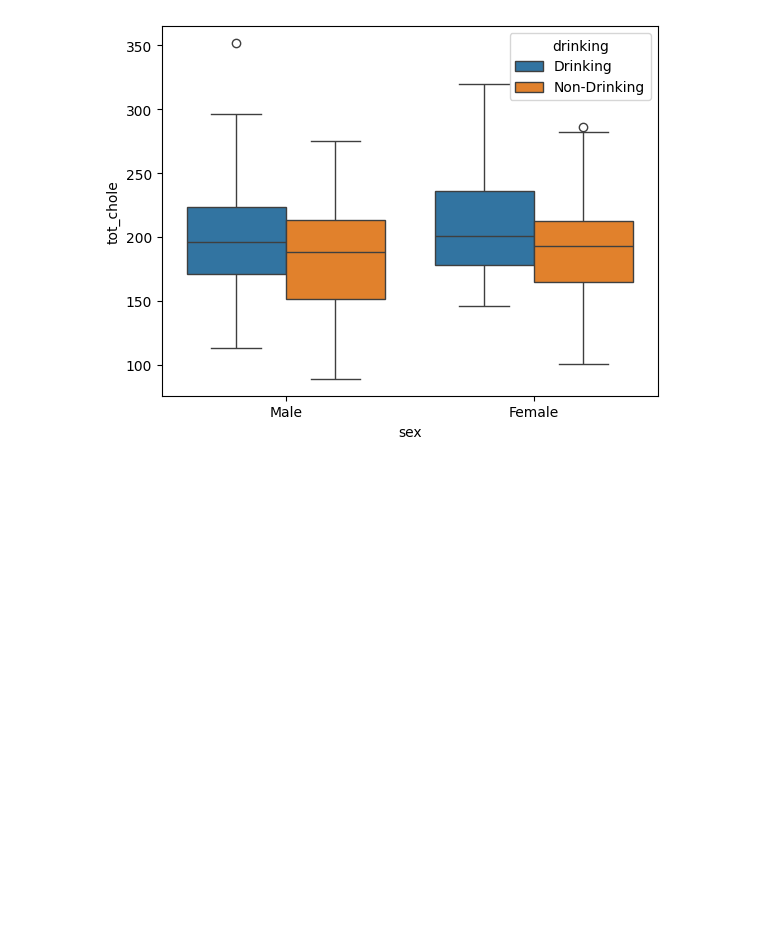
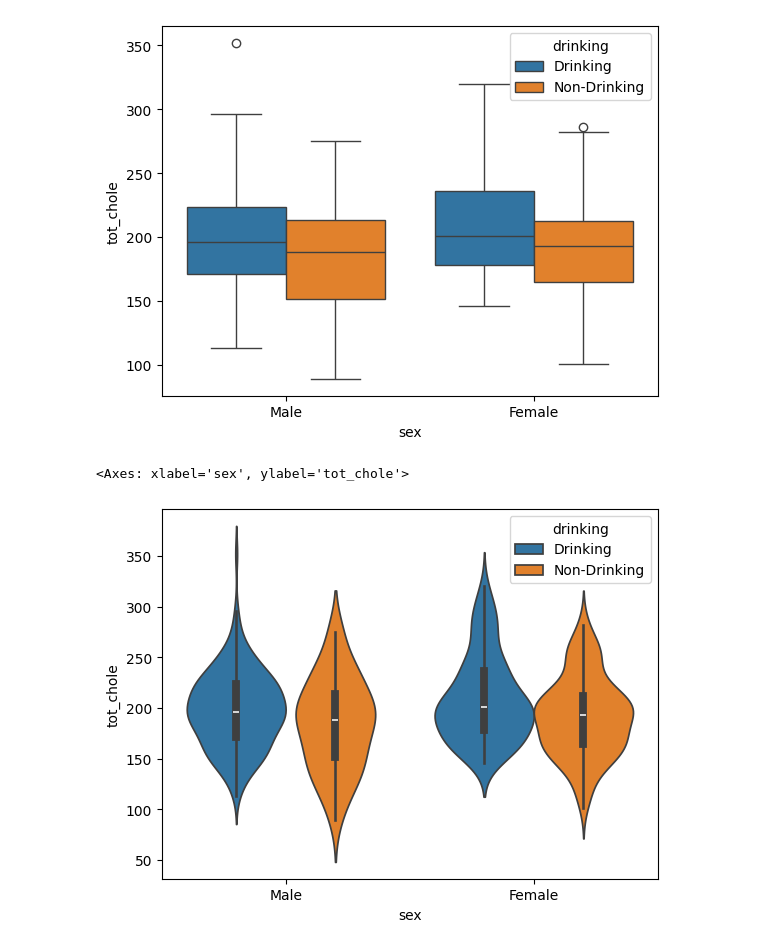
Before and after one commit to layla-focalors/AColab_Github_data_processing, a Jupyter notebook: HealthCare_Anayize.ipynb, the cells around one changed output. Cells and saved outputs as stored; diff of their text form; code cells hidden in the pictures; blank space fills up the shorter version.

```diff
--- a/HealthCare_Anayize.ipynb
+++ b/HealthCare_Anayize.ipynb
@@ -897,3 +897,8 @@ sns.boxplot(data=subset_sample, y='tot_chole', x='sex', hue='drinking')
 # %% [output]
 <Axes: xlabel='sex', ylabel='tot_chole'>
 [figure]
+# %%
+sns.violinplot(x='sex', y='tot_chole', data=subset_sample, hue='drinking')
+# %% [output]
+<Axes: xlabel='sex', ylabel='tot_chole'>
+[figure, added]
```
